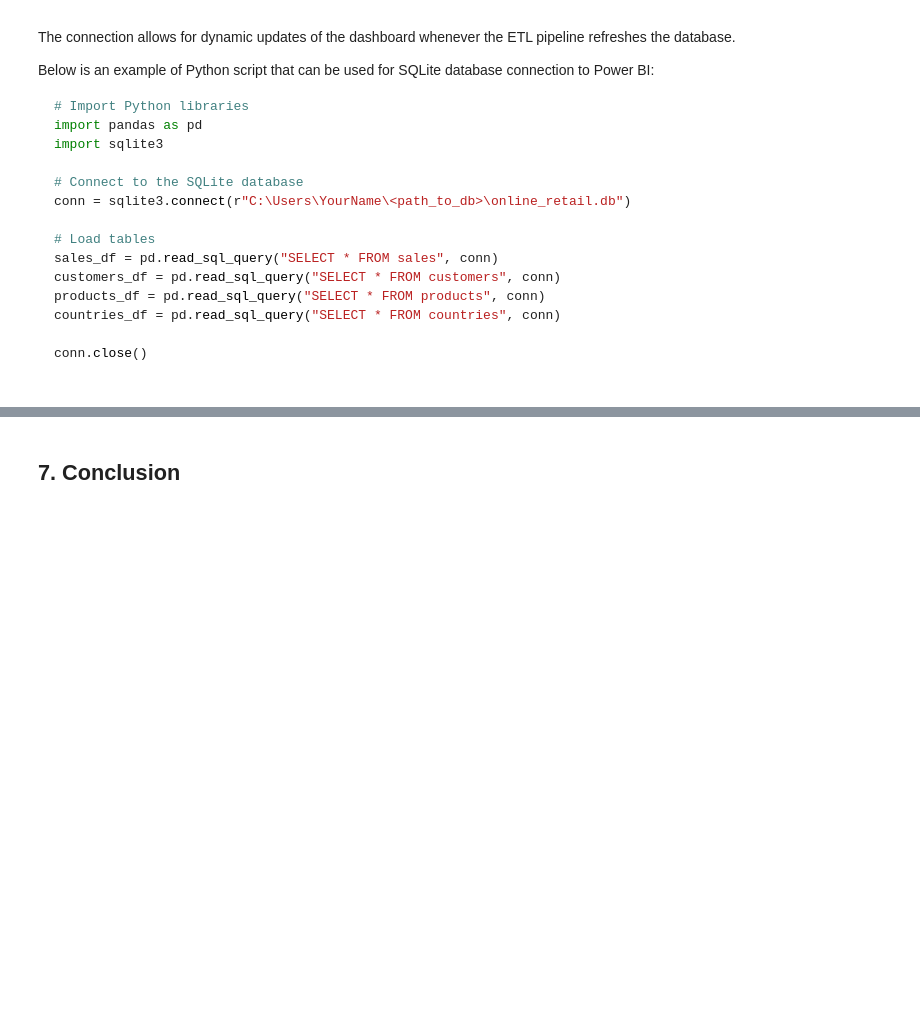
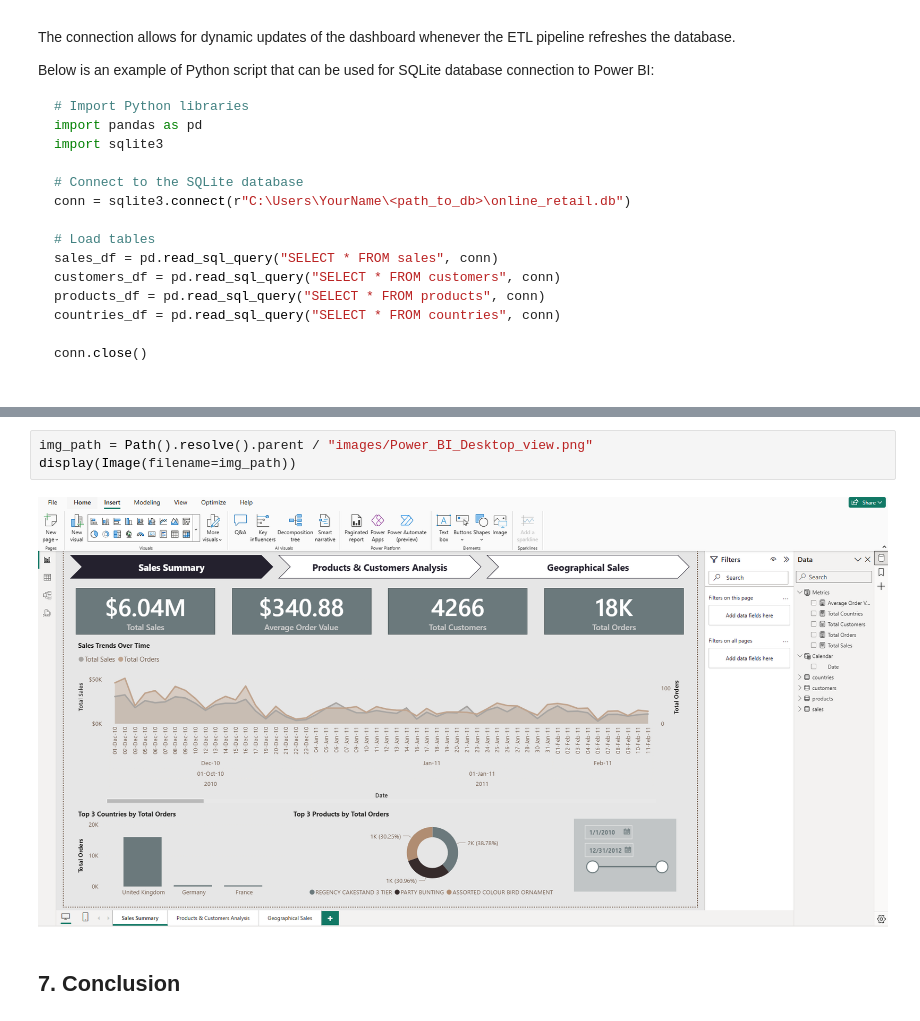
Before and after one commit to anbialek/OnlineRetail, a Jupyter notebook: notebooks/01_etl_pipeline.ipynb, the cells around one changed output, grey strips where cells are left out. Saved outputs shown, nothing was run; the diff lists cells and outputs as text; blank space fills up the shorter version.

Commit message:
(main): README update, requirements update, image update in notebook
feat: photos and gifs distribution in README, image in notebook - display method change, requirements update due to it

```diff
--- a/notebooks/01_etl_pipeline.ipynb
+++ b/notebooks/01_etl_pipeline.ipynb
@@ -475,3 +475,8 @@ conn.close()
+# %%
+img_path = Path().resolve().parent / "images/Power_BI_Desktop_view.png"
+display(Image(filename=img_path))
+# %% [output]
+[figure, added]
 # %% [markdown]
 ## 7. Conclusion
 # %% [markdown]
```
Also changed, not shown: parts of 3 cells of this notebook, 4 other files.
